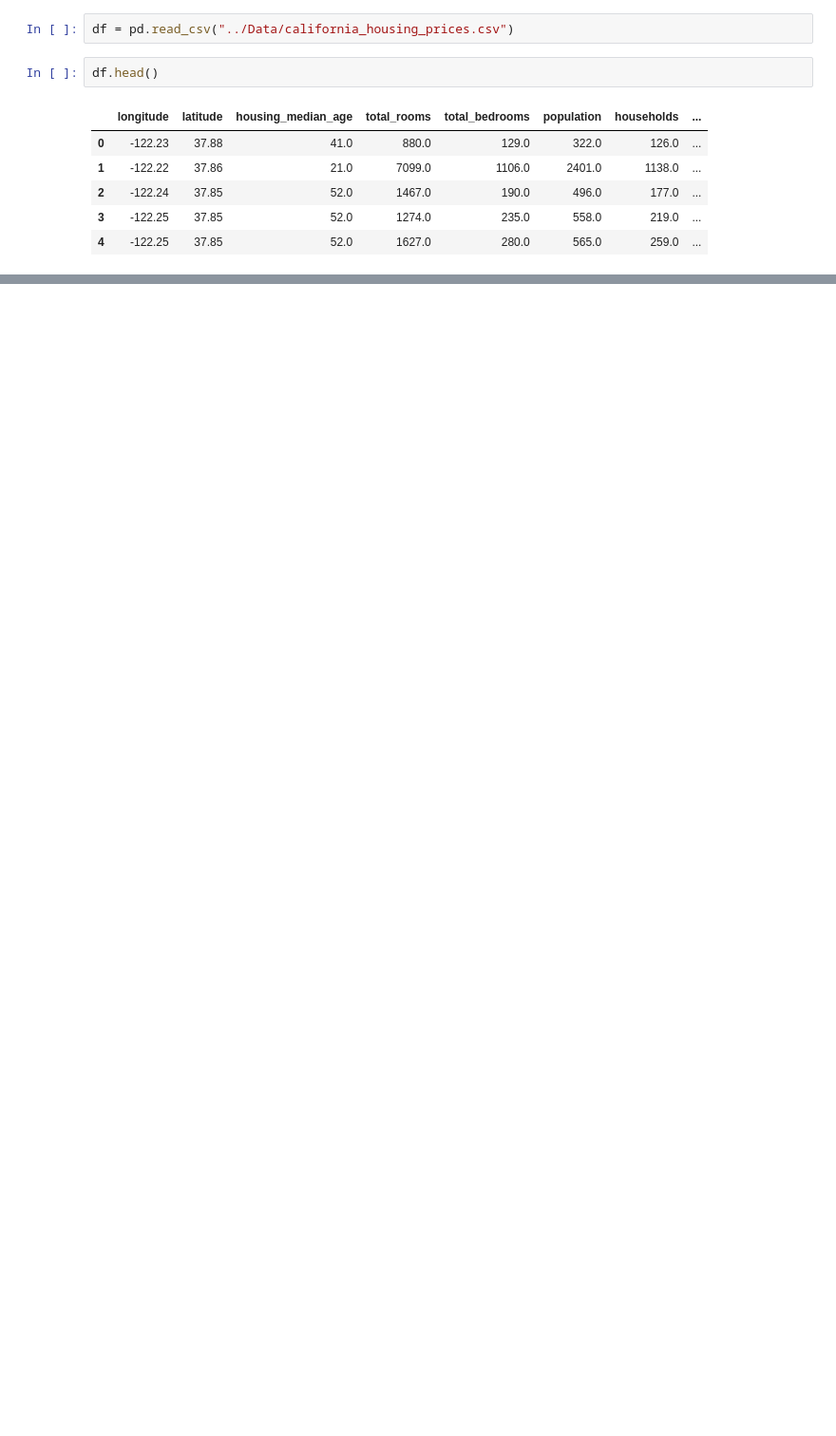
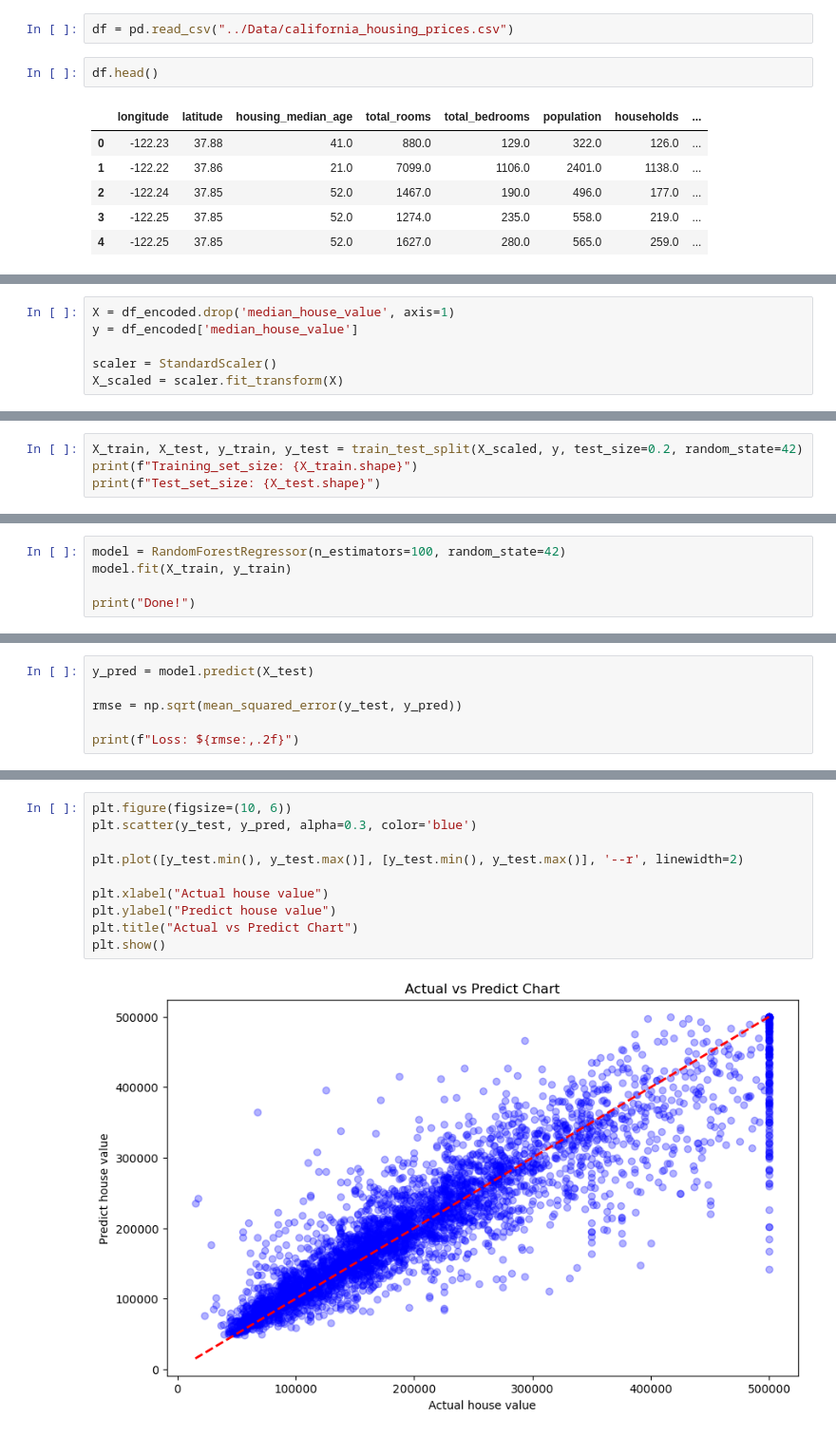
Before and after one commit to Bryan1805a/Learning, a Jupyter notebook: Machine_learning/housing_price_prediction/01_data_exploring.ipynb, the cells around one changed output, grey strips where cells are left out. Shown at 95% size. Cells and saved outputs as stored; diff of their text form; blank space fills up the shorter version.

```diff
--- a/Machine_learning/housing_price_prediction/01_data_exploring.ipynb
+++ b/Machine_learning/housing_price_prediction/01_data_exploring.ipynb
@@ -13,0 +96,6 @@ df.head()
+# %%
+X = df_encoded.drop('median_house_value', axis=1)
+y = df_encoded['median_house_value']
+
+scaler = StandardScaler()
+X_scaled = scaler.fit_transform(X)
@@ -13,0 +104,4 @@ df.head()
+# %%
+X_train, X_test, y_train, y_test = train_test_split(X_scaled, y, test_size=0.2, random_state=42)
+print(f"Training_set_size: {X_train.shape}")
+print(f"Test_set_size: {X_test.shape}")
@@ -13,0 +113,5 @@ df.head()
+# %%
+model = RandomForestRegressor(n_estimators=100, random_state=42)
+model.fit(X_train, y_train)
+
+print("Done!")
@@ -13,0 +122,6 @@ df.head()
+# %%
+y_pred = model.predict(X_test)
+
+rmse = np.sqrt(mean_squared_error(y_test, y_pred))
+
+print(f"Loss: ${rmse:,.2f}")
@@ -13,0 +130,12 @@ df.head()
+# %%
+plt.figure(figsize=(10, 6))
+plt.scatter(y_test, y_pred, alpha=0.3, color='blue')
+
+plt.plot([y_test.min(), y_test.max()], [y_test.min(), y_test.max()], '--r', linewidth=2)
+
+plt.xlabel("Actual house value")
+plt.ylabel("Predict house value")
+plt.title("Actual vs Predict Chart")
+plt.show()
+# %% [output]
+[figure, added]
```
Also changed, not shown: parts of 14 cells of this notebook.
